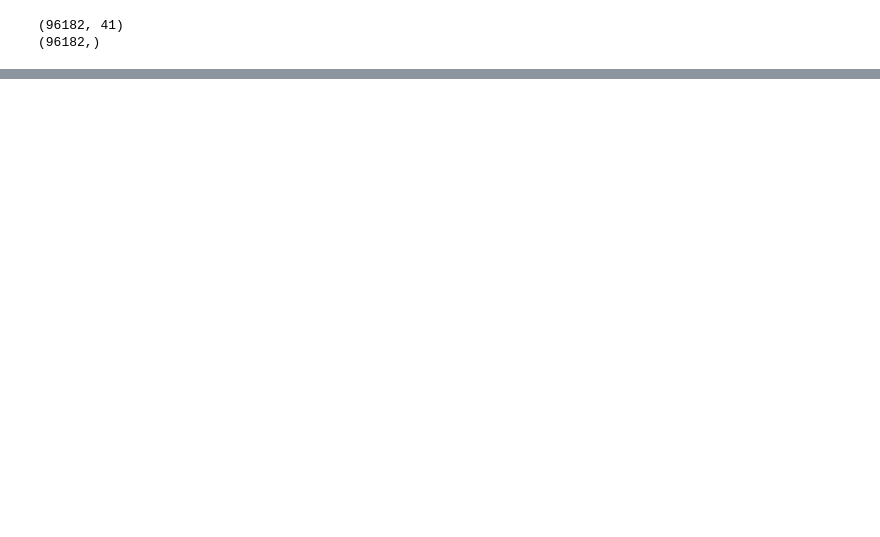
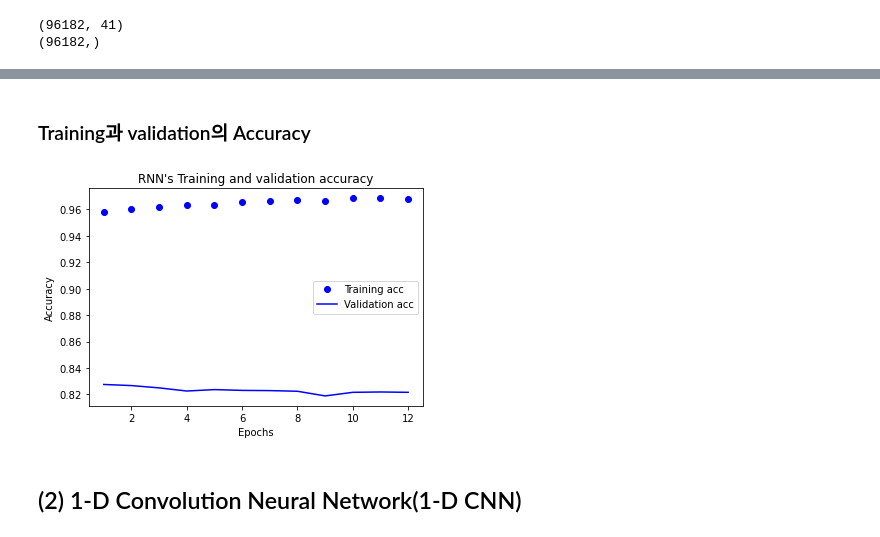
Before and after one commit to Jeongeun-Kwak/E, a Jupyter notebook: (E4) 4th Naver Review Sentiment Analysis.ipynb, the cells around one changed output, grey strips where cells are left out. Saved outputs shown, nothing was run; the diff lists cells and outputs as text; code cells hidden in the pictures; blank space fills up the shorter version.

```diff
--- a/(E4) 4th Naver Review Sentiment Analysis.ipynb
+++ b/(E4) 4th Naver Review Sentiment Analysis.ipynb
@@ -365,0 +434,17 @@ model.summary()
+# %% [markdown]
+### Training과 validation의 Accuracy
+# %%
+plt.clf()
+
+plt.plot(epochs_rnn, acc_rnn, 'bo', label='Training acc')
+plt.plot(epochs_rnn, val_acc_rnn, 'b', label='Validation acc')
+plt.title('RNN\'s Training and validation accuracy')
+plt.xlabel('Epochs')
+plt.ylabel('Accuracy')
+plt.legend()
+
+plt.show()
+# %% [output]
+[figure, added]
+# %% [markdown]
+## (2) 1-D Convolution Neural Network(1-D CNN)
```
Also changed, not shown: parts of 97 cells of this notebook.
